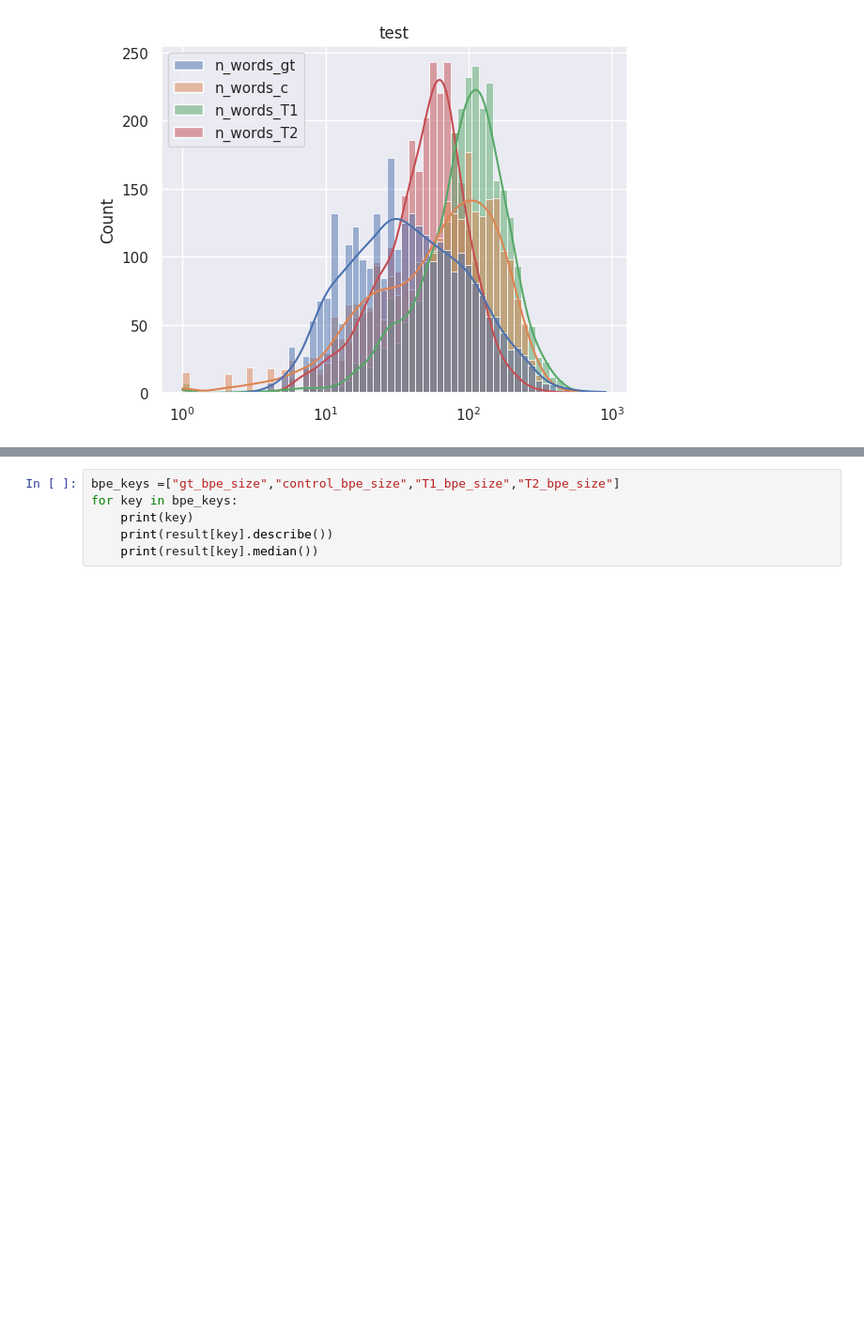
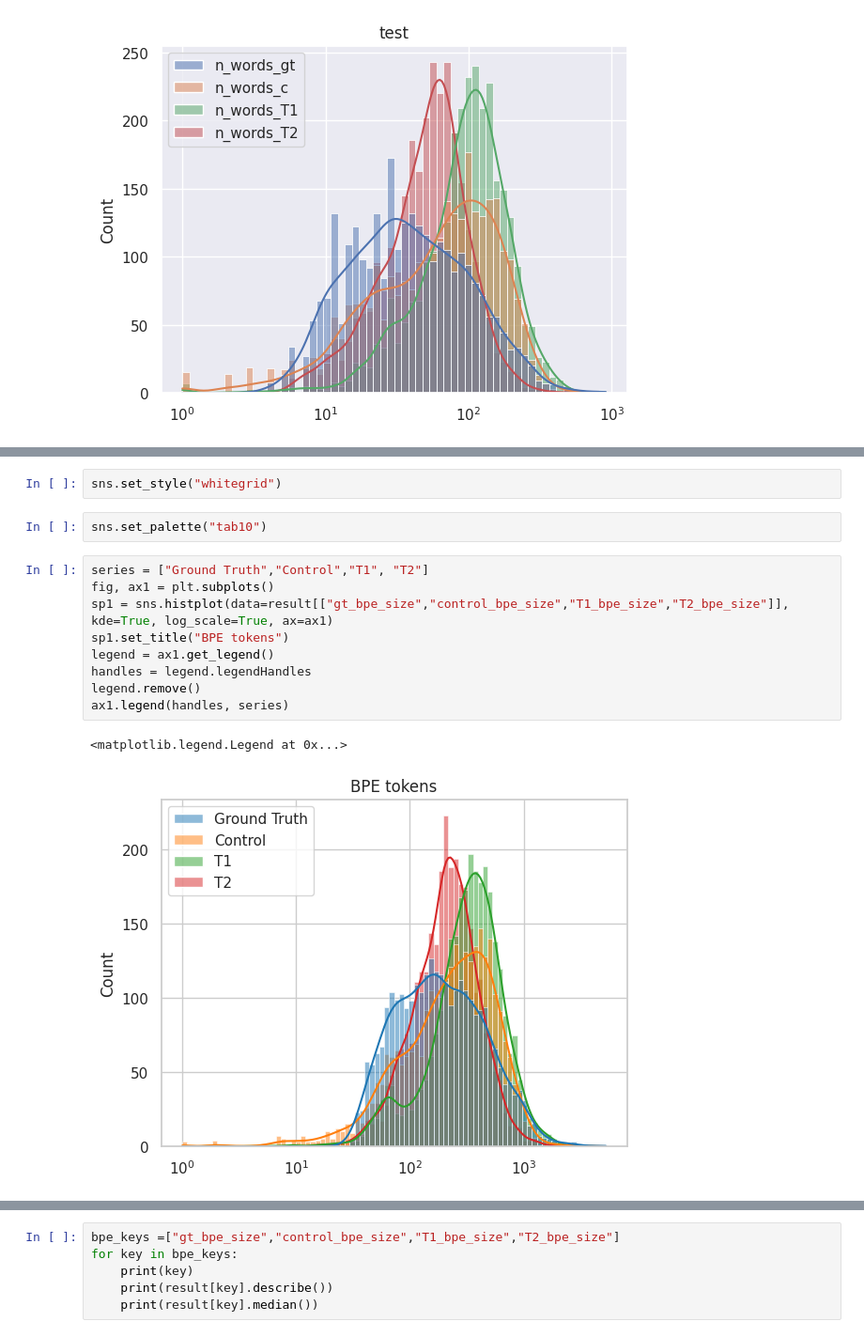
Before and after one commit to WM-SEMERU/galeras-benchmark, a Jupyter notebook: notebooks/exploratory_analysis_bpe_distribution.ipynb, the cells around one changed output, grey strips where cells are left out. Shown at 94% size. Saved outputs shown, nothing was run; the diff lists cells and outputs as text; blank space fills up the shorter version.

```diff
--- a/notebooks/exploratory_analysis_bpe_distribution.ipynb
+++ b/notebooks/exploratory_analysis_bpe_distribution.ipynb
@@ -224 +239,17 @@ Text(0.5, 1.0, 'test')
+# %%
+sns.set_style("whitegrid")
+# %%
+sns.set_palette("tab10")
+# %%
+series = ["Ground Truth","Control","T1", "T2"]
+fig, ax1 = plt.subplots()
+sp1 = sns.histplot(data=result[["gt_bpe_size","control_bpe_size","T1_bpe_size","T2_bpe_size"]], kde=True, log_scale=True, ax=ax1)
+sp1.set_title("BPE tokens")
+legend = ax1.get_legend()
+handles = legend.legendHandles
+legend.remove()
+ax1.legend(handles, series)
+# %% [output]
+<matplotlib.legend.Legend at 0x...>
+[figure, added]
 # %%
```
Also changed, not shown: parts of 28 cells of this notebook, 3 other files.
